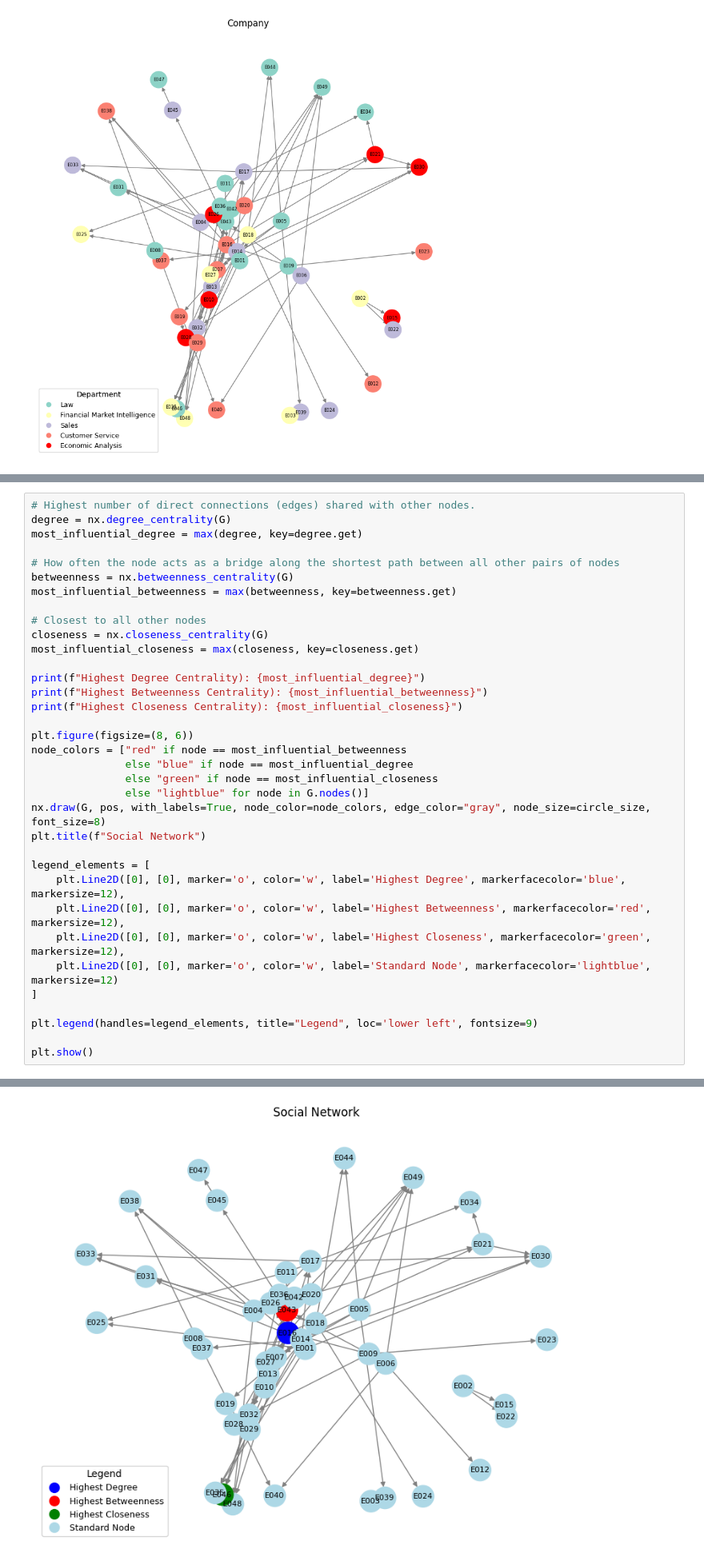
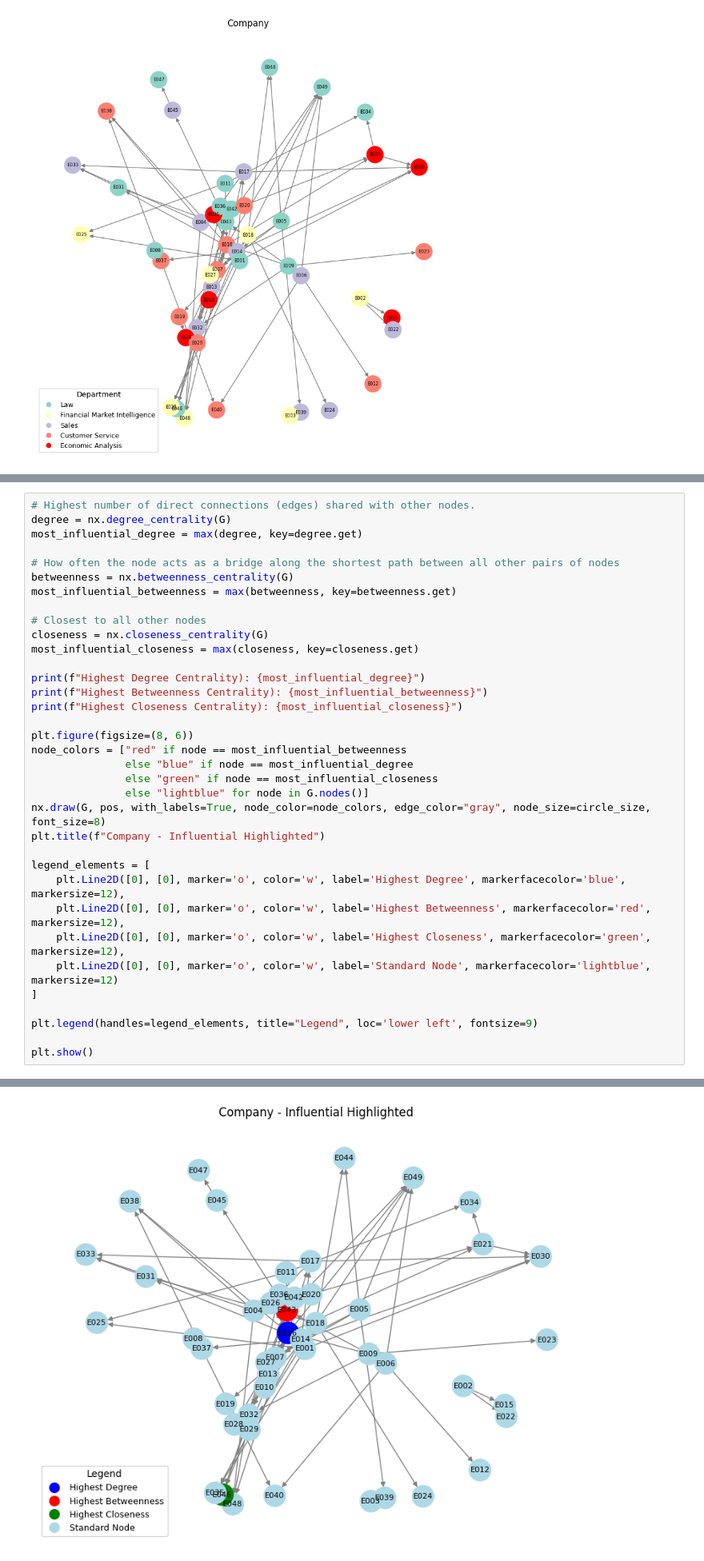
Before and after one commit to richarm4-dsa/DSA506_FinalTest, a Jupyter notebook: DSA506_FinalTest_Problem1_Richardson.ipynb, the cells around one changed output, grey strips where cells are left out. Shown at 80% size. Saved outputs shown, nothing was run; the diff lists cells and outputs as text.

```diff
--- a/DSA506_FinalTest_Problem1_Richardson.ipynb
+++ b/DSA506_FinalTest_Problem1_Richardson.ipynb
@@ -283,35 +266,35 @@ most_influential_betweenness = max(betweenness, key=betweenness.get)
 
 # Closest to all other nodes
 closeness = nx.closeness_centrality(G)
 most_influential_closeness = max(closeness, key=closeness.get)
 
 print(f"Highest Degree Centrality): {most_influential_degree}")
 print(f"Highest Betweenness Centrality): {most_influential_betweenness}")
 print(f"Highest Closeness Centrality): {most_influential_closeness}")
 
 plt.figure(figsize=(8, 6))
 node_colors = ["red" if node == most_influential_betweenness
                else "blue" if node == most_influential_degree
                else "green" if node == most_influential_closeness
                else "lightblue" for node in G.nodes()]
 nx.draw(G, pos, with_labels=True, node_color=node_colors, edge_color="gray", node_size=circle_size, font_size=8)
-plt.title(f"Social Network")
+plt.title(f"Company - Influential Highlighted")
 
 legend_elements = [
     plt.Line2D([0], [0], marker='o', color='w', label='Highest Degree', markerfacecolor='blue', markersize=12),
     plt.Line2D([0], [0], marker='o', color='w', label='Highest Betweenness', markerfacecolor='red', markersize=12),
     plt.Line2D([0], [0], marker='o', color='w', label='Highest Closeness', markerfacecolor='green', markersize=12),
     plt.Line2D([0], [0], marker='o', color='w', label='Standard Node', markerfacecolor='lightblue', markersize=12)
 ]
 
 plt.legend(handles=legend_elements, title="Legend", loc='lower left', fontsize=9)
 
 plt.show()
 # %% [output]
 Highest Degree Centrality): E016
 Highest Betweenness Centrality): E043
 Highest Closeness Centrality): E046
-[figure, old version]
+[figure, new version]
 # %% [markdown]
 Find the top three most influentual employees in each of the centrality categories: degree, betweenness, closeness.
 # %%
```
Also changed, not shown: parts of 1 cell of this notebook.
